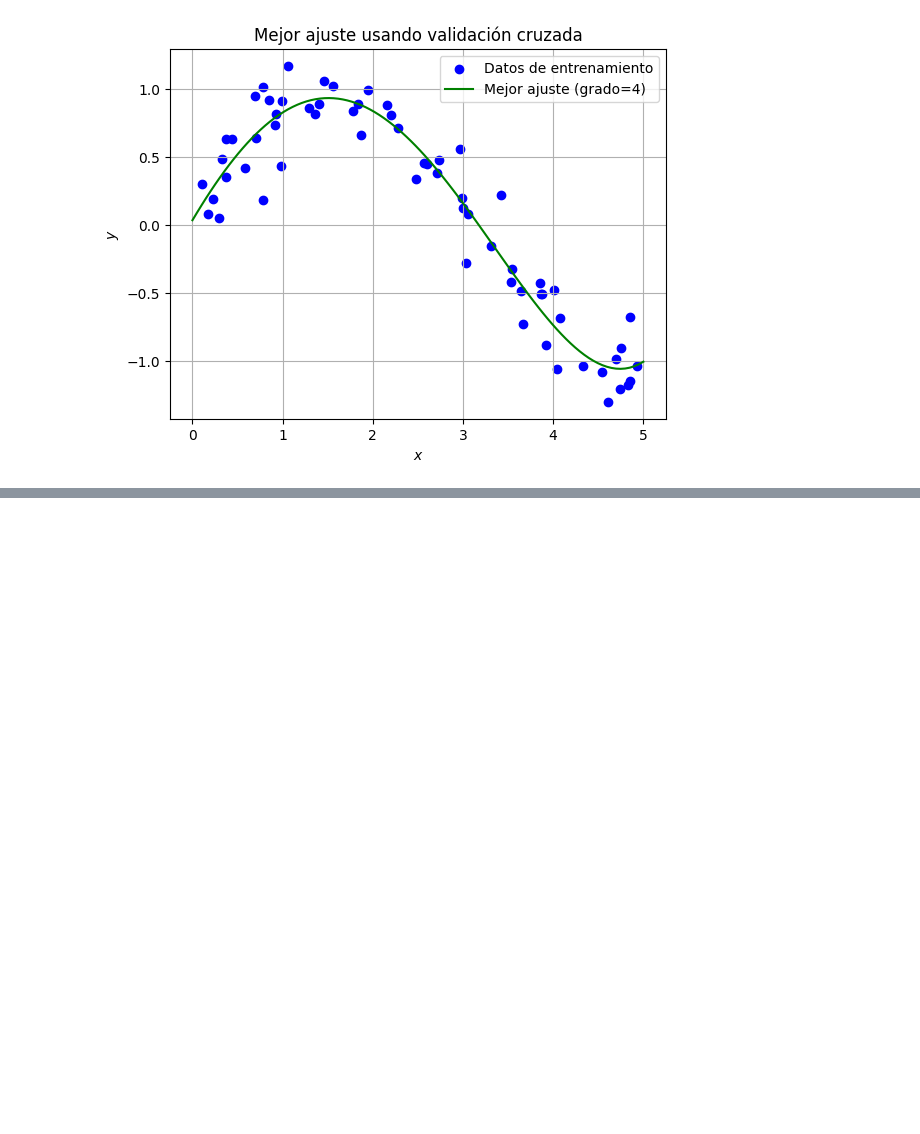
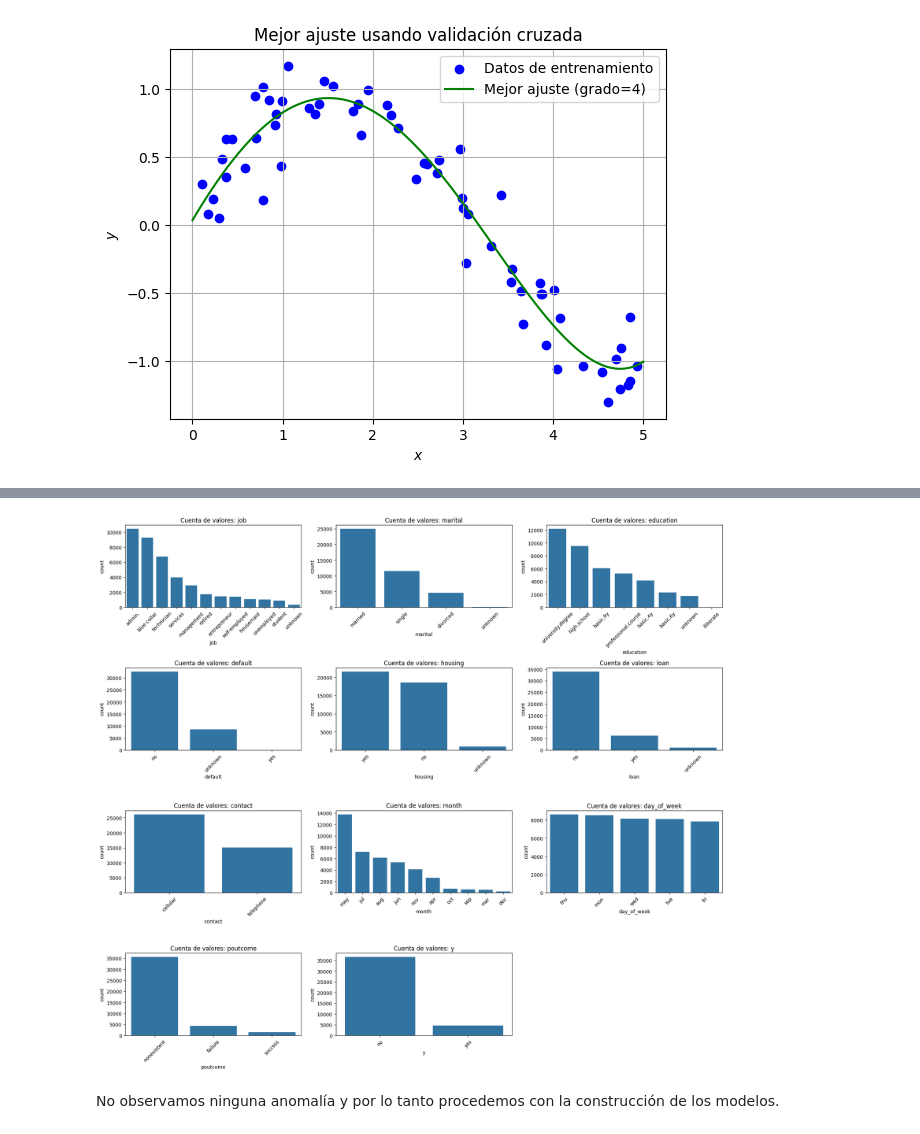
Before and after one commit to fdiazja93/especialidad-en-GenAI, a Jupyter notebook: Clase 1/laboratorio_1.ipynb, the cells around one changed output, grey strips where cells are left out. Drawn from its saved outputs; the diff is of its cells as text; code cells hidden in the pictures; blank space fills up the shorter version.

```diff
--- a/Clase 1/laboratorio_1.ipynb
+++ b/Clase 1/laboratorio_1.ipynb
@@ -102,0 +274,25 @@ Mejor grado de la validación cruzada: 4
+# %%
+# Visualización de features categóricos
+categorical_cols = df.select_dtypes(include='object').columns
+n_cat = len(categorical_cols)
+ncols = 3
+nrows = int(np.ceil(n_cat / ncols))
+
+fig, axes = plt.subplots(nrows, ncols, figsize=(6 * ncols, 4 * nrows))
+axes = axes.flatten()
+
+for i, col in enumerate(categorical_cols):
+    sns.countplot(data=df, x=col, order=df[col].value_counts().index, ax=axes[i])
+    axes[i].set_title(f"Cuenta de valores: {col}")
+    axes[i].tick_params(axis='x', rotation=45)
+
+# Remove unused axes
+for j in range(i + 1, len(axes)):
+    fig.delaxes(axes[j])
+
+plt.tight_layout()
+plt.show()
+# %% [output]
+[figure, added]
+# %% [markdown]
+No observamos ninguna anomalía y por lo tanto procedemos con la construcción de los modelos.
```
Also changed, not shown: parts of 18 cells of this notebook, 1 other file.
